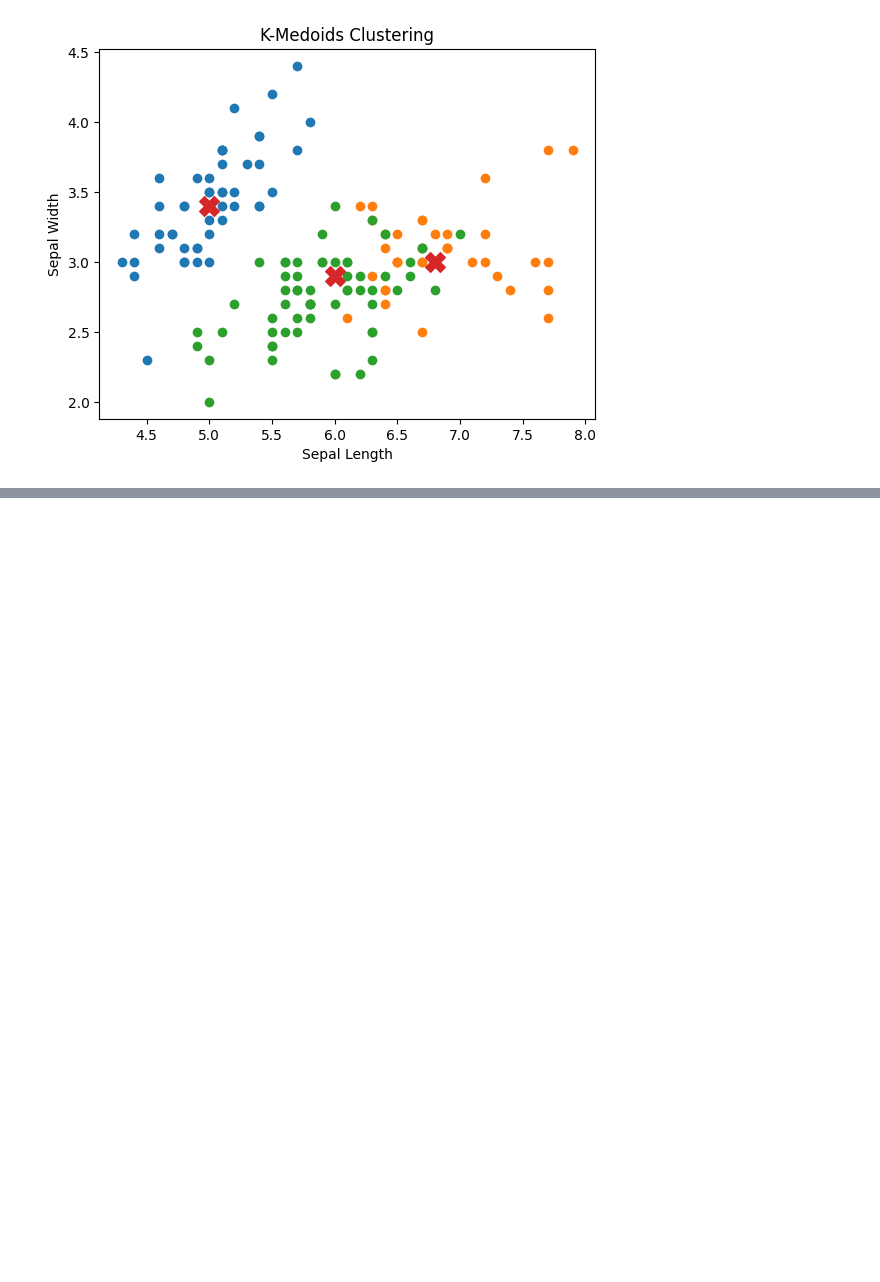
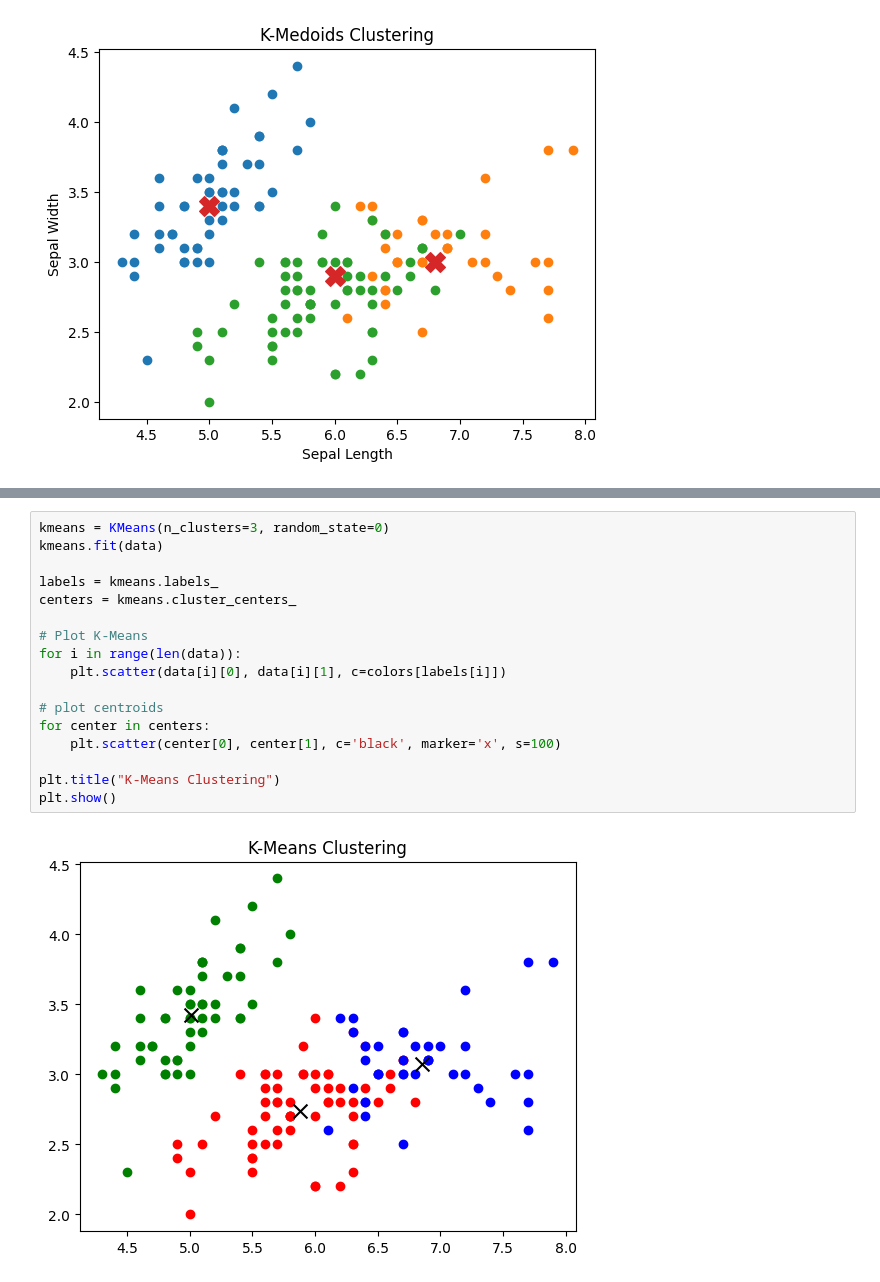
Before and after one commit to Raj226295/ML_prectiecs, a Jupyter notebook: tutorial5.ipynb, the cells around one changed output, grey strips where cells are left out. Cells and saved outputs as stored; diff of their text form; blank space fills up the shorter version.

```diff
--- a/tutorial5.ipynb
+++ b/tutorial5.ipynb
@@ -98,0 +172,19 @@ plt.show()
+# %%
+kmeans = KMeans(n_clusters=3, random_state=0)
+kmeans.fit(data)
+
+labels = kmeans.labels_
+centers = kmeans.cluster_centers_
+
+# Plot K-Means
+for i in range(len(data)):
+    plt.scatter(data[i][0], data[i][1], c=colors[labels[i]])
+
+# plot centroids
+for center in centers:
+    plt.scatter(center[0], center[1], c='black', marker='x', s=100)
+
+plt.title("K-Means Clustering")
+plt.show()
+# %% [output]
+[figure, added]
```
Also changed, not shown: parts of 7 cells of this notebook.
